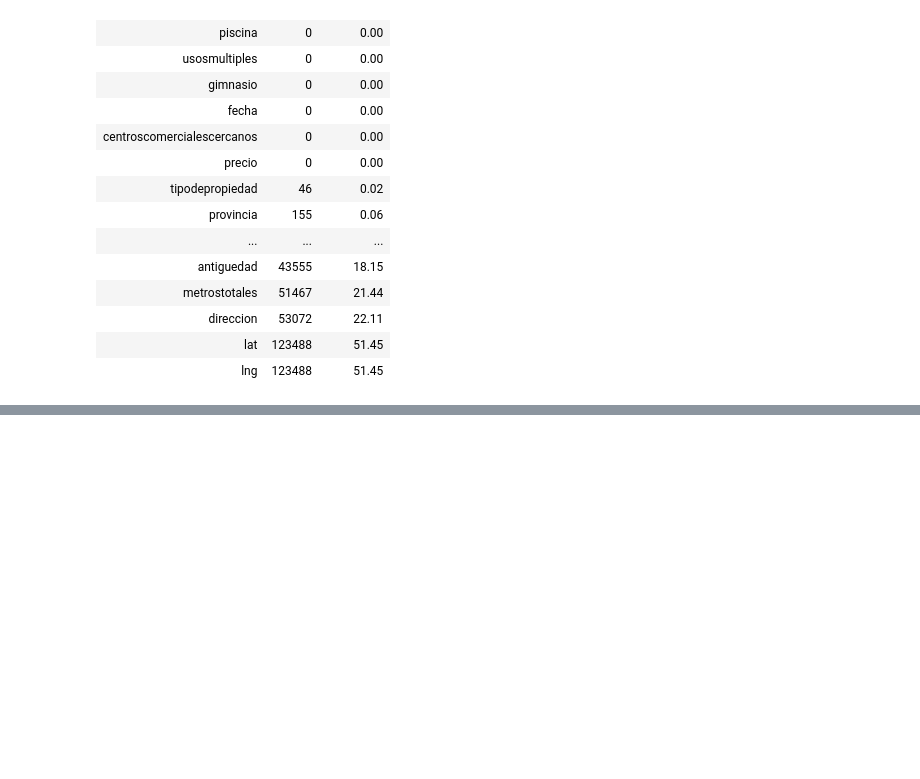
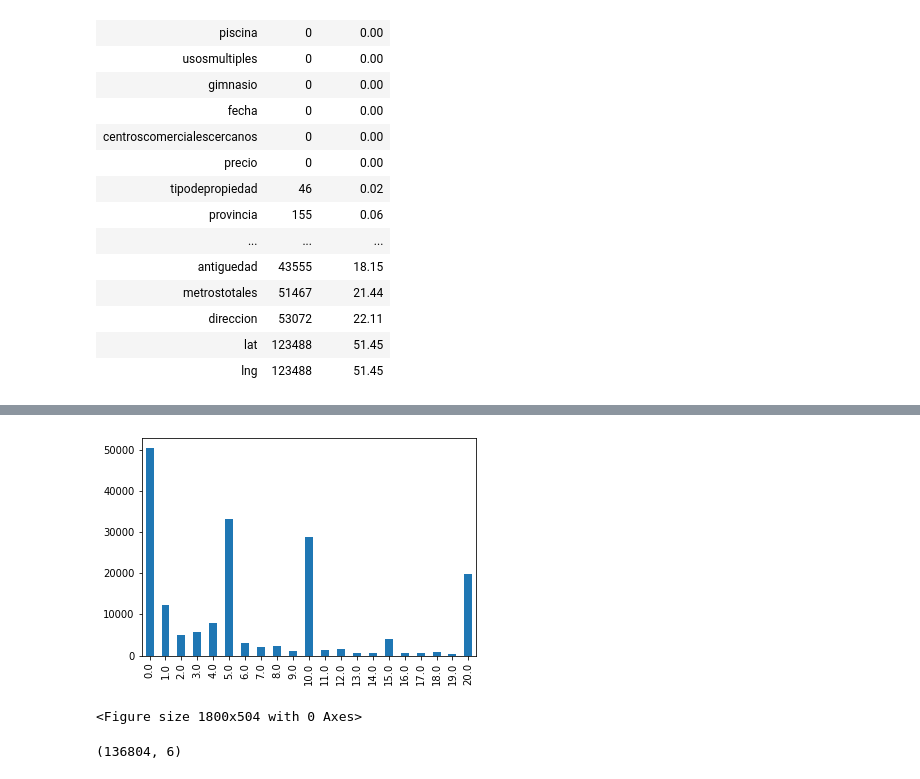
Before and after one commit to nyasan/naventPrediction, a Jupyter notebook: Modelado_PracticoExtraRegresion.ipynb, the cells around one changed output, grey strips where cells are left out. Drawn from its saved outputs; the diff is of its cells as text; code cells hidden in the pictures; blank space fills up the shorter version.

```diff
--- a/Modelado_PracticoExtraRegresion.ipynb
+++ b/Modelado_PracticoExtraRegresion.ipynb
@@ -90,0 +220,3 @@ nulls
+# %%
+df = df[(df['antiguedad']<21)]
+df.head(4)
@@ -90,0 +229,6 @@ nulls
+# %%
+df['antiguedad'].value_counts().sort_index().plot.bar();
+plt.figure(figsize=(25,7));
+# %% [output]
+[figure, added]
+<Figure size 1800x504 with 0 Axes>
@@ -90,0 +238,4 @@ nulls
+# %%
+X_1.shape
+# %% [output]
+(136804, 6)
```
Also changed, not shown: parts of 39 cells of this notebook.
